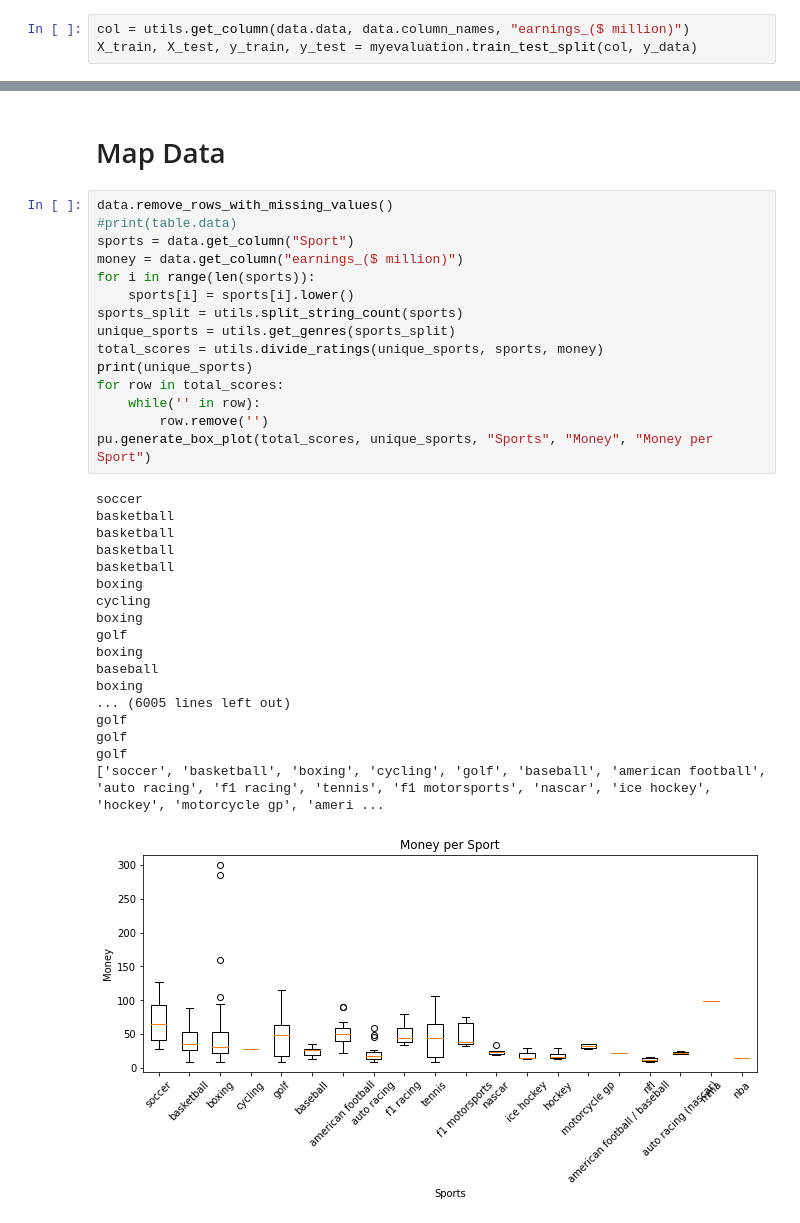
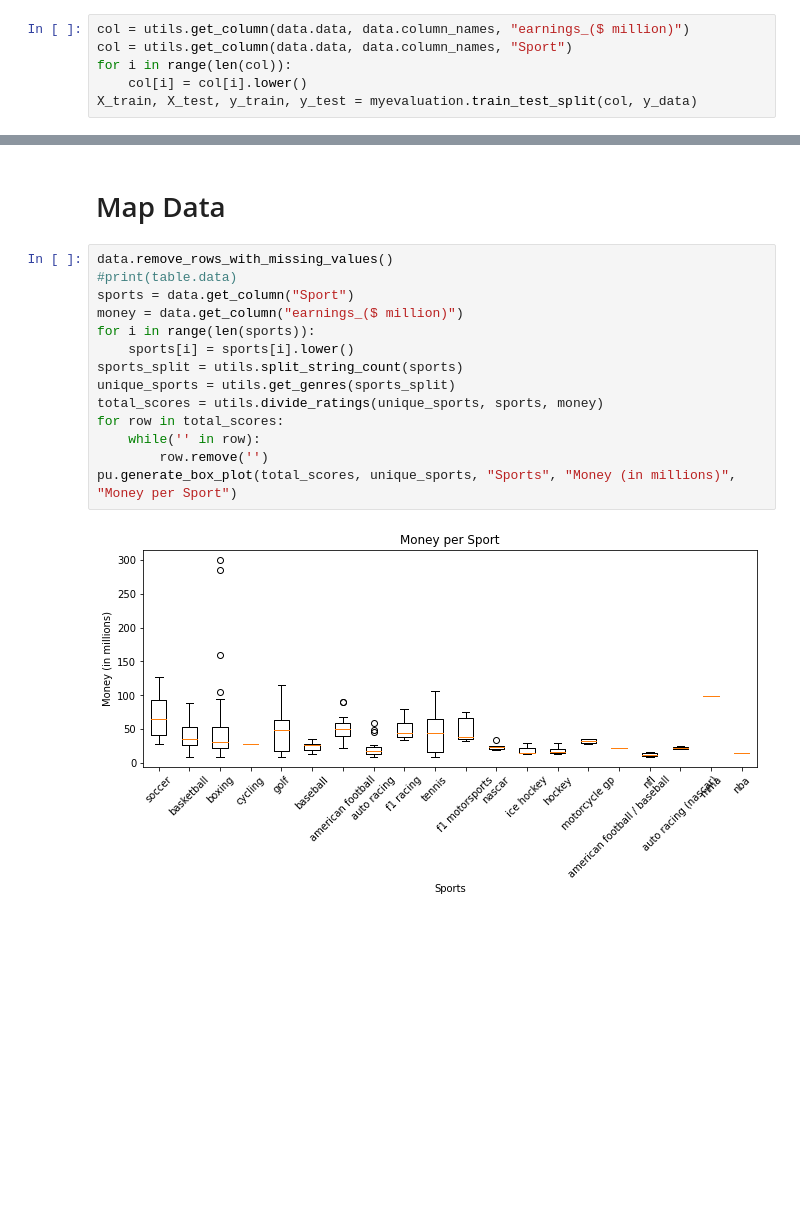
Before and after one commit to NoemiTurner/CPSC322Project, a Jupyter notebook: EDA.ipynb, the cells around one changed output, grey strips where cells are left out. Saved outputs shown, nothing was run; the diff lists cells and outputs as text; blank space fills up the shorter version.

```diff
--- a/EDA.ipynb
+++ b/EDA.ipynb
@@ -33,5 +33,8 @@ y_data = utils.discritize_data_by_million(data)
 # Split Data
 # %%
 col = utils.get_column(data.data, data.column_names, "earnings_($ million)")
+col = utils.get_column(data.data, data.column_names, "Sport")
+for i in range(len(col)):
+    col[i] = col[i].lower()
 X_train, X_test, y_train, y_test = myevaluation.train_test_split(col, y_data)
 # %% [markdown]
@@ -49,34 +52,16 @@ IndexError: list index out of range
 # %%
 data.remove_rows_with_missing_values()
 #print(table.data)
 sports = data.get_column("Sport")
 money = data.get_column("earnings_($ million)")
 for i in range(len(sports)):
     sports[i] = sports[i].lower()
 sports_split = utils.split_string_count(sports)
 unique_sports = utils.get_genres(sports_split)
 total_scores = utils.divide_ratings(unique_sports, sports, money)
-print(unique_sports)
 for row in total_scores:
     while('' in row):
         row.remove('')
-pu.generate_box_plot(total_scores, unique_sports, "Sports", "Money", "Money per Sport")
+pu.generate_box_plot(total_scores, unique_sports, "Sports", "Money (in millions)", "Money per Sport")
 # %% [output]
-soccer
-basketball
-basketball
-basketball
-basketball
-boxing
-cycling
-boxing
-golf
-boxing
-baseball
-boxing
-... (6005 lines left out)
-golf
-golf
-golf
-['soccer', 'basketball', 'boxing', 'cycling', 'golf', 'baseball', 'american football', 'auto racing', 'f1 racing', 'tennis', 'f1 motorsports', 'nascar', 'ice hockey', 'hockey', 'motorcycle gp', 'ameri ...
-[figure, old version]
+[figure, new version]
```
Also changed, not shown: parts of 2 cells of this notebook, 1 other file.
